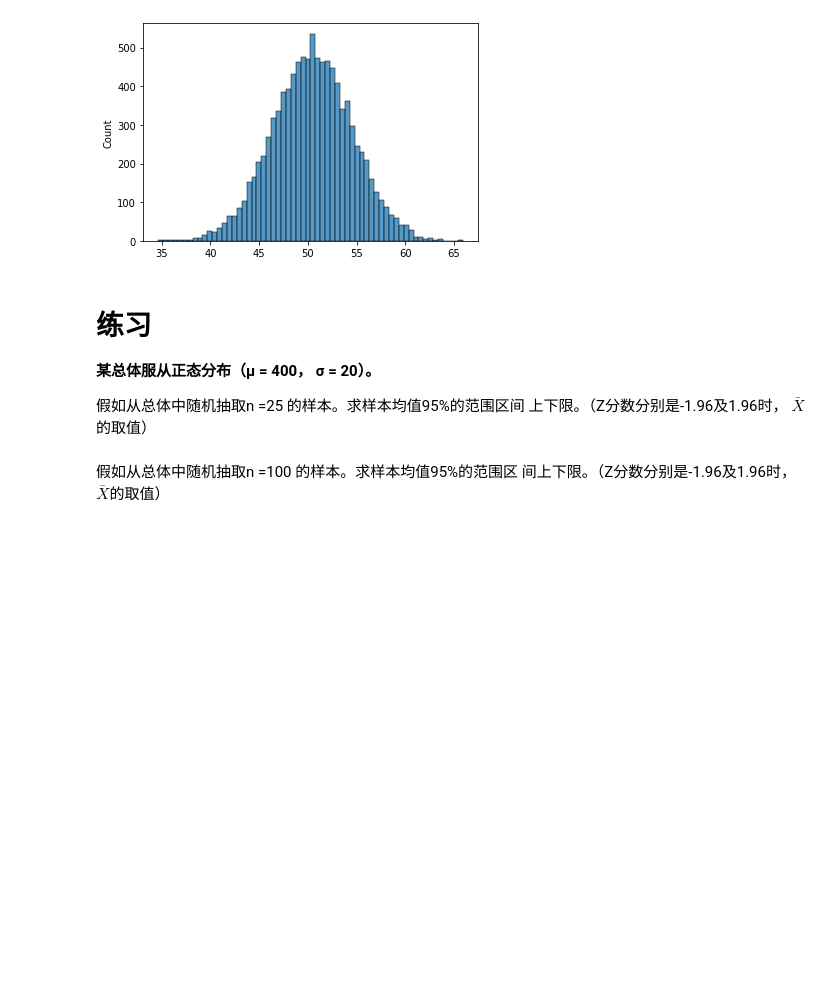
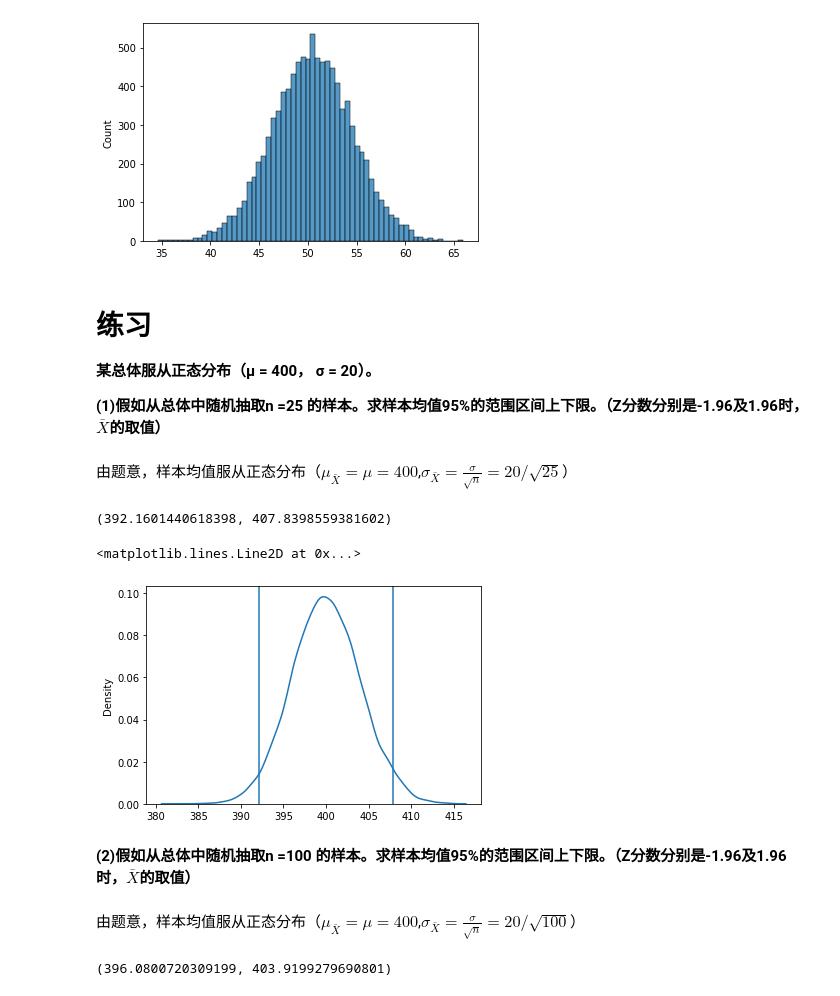
Before and after one commit to zhiliang-lin/py_for_stats, a Jupyter notebook: 06 抽样分布.ipynb, the cells around one changed output. Drawn from its saved outputs; the diff is of its cells as text; code cells hidden in the pictures; blank space fills up the shorter version.

```diff
--- a/06 抽样分布.ipynb
+++ b/06 抽样分布.ipynb
@@ -298,10 +300,33 @@ sns.histplot(sample_mean)
 # 练习
 **某总体服从正态分布（μ = 400， σ = 20）。**
 
-假如从总体中随机抽取n =25 的样本。求样本均值95%的范围区间
-上下限。（Z分数分别是-1.96及1.96时， $\bar{X}$的取值）
+**(1)假如从总体中随机抽取n =25 的样本。求样本均值95%的范围区间上下限。（Z分数分别是-1.96及1.96时， $\bar{X}$的取值）**
+# %% [markdown]
+由题意，样本均值服从正态分布（$\mu_{\bar{X}} = \mu=400$,$\sigma_{\bar{X}}=\frac{\sigma}{\sqrt{n}}=20/\sqrt{25}$）
 # %%
-pop =
+s_mean =400
+s_se = 20/np.sqrt(25)
+ci = stats.norm.interval(confidence=0.95,loc=s_mean,scale=s_se)
+ci  #样本均值95%的范围区间上下限（95%的置信区间）
+# %% [output]
+(392.1601440618398, 407.8398559381602)
+# %%
+#画图
+data = np.random.normal(loc = s_mean, scale = s_se,size=10000)
+sns.kdeplot(data)
+plt.axvline(ci[0])
+plt.axvline(ci[1])
+# %% [output]
+<matplotlib.lines.Line2D at 0x...>
+[figure, added]
 # %% [markdown]
-假如从总体中随机抽取n =100 的样本。求样本均值95%的范围区
-间上下限。（Z分数分别是-1.96及1.96时，$\bar{X}$的取值）
+**(2)假如从总体中随机抽取n =100 的样本。求样本均值95%的范围区间上下限。（Z分数分别是-1.96及1.96时，$\bar{X}$的取值）**
+# %% [markdown]
+由题意，样本均值服从正态分布（$\mu_{\bar{X}} = \mu=400$,$\sigma_{\bar{X}}=\frac{\sigma}{\sqrt{n}}=20/\sqrt{100}$）
+# %%
+s_mean_2 =400
+s_se_2 = 20/np.sqrt(100)
+ci_2 = stats.norm.interval(confidence=0.95,loc=s_mean_2,scale=s_se_2)
+ci_2  #样本均值95%的范围区间上下限（95%的置信区间）
+# %% [output]
+(396.0800720309199, 403.9199279690801)
```
Also changed, not shown: parts of 5 cells of this notebook.
